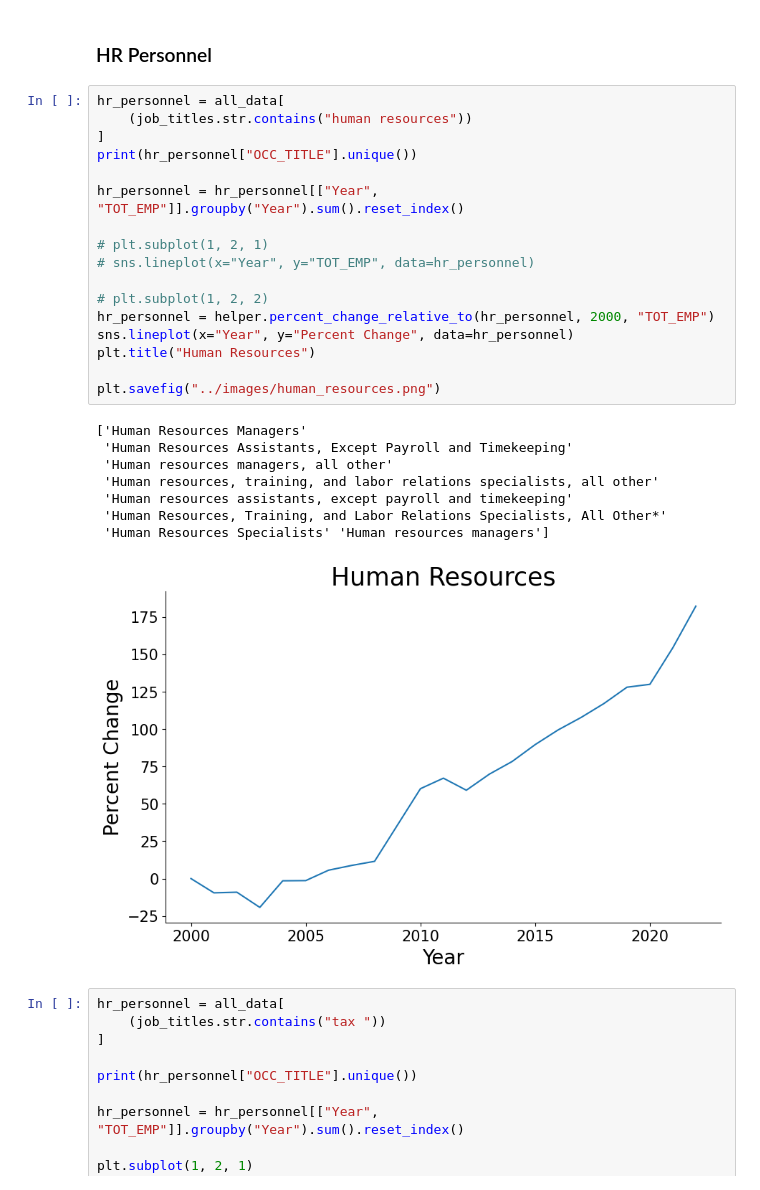
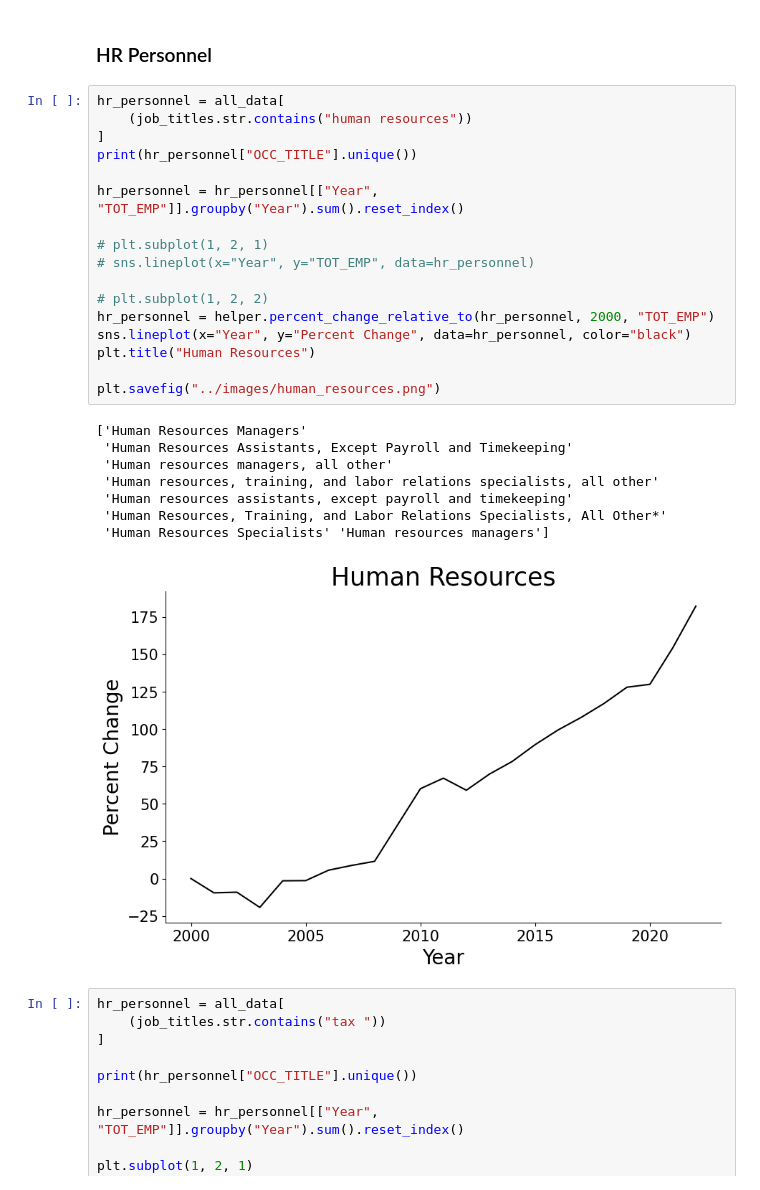
Before and after one commit to jordanott/BackToTheFuture, a Jupyter notebook: notebooks/business.ipynb, the cells around one changed output. Cells and saved outputs as stored; diff of their text form.

```diff
--- a/notebooks/business.ipynb
+++ b/notebooks/business.ipynb
@@ -196,29 +196,29 @@ sns.lineplot(x="Year", y="Percent Change", data=education_administrators)
 # %%
 hr_personnel = all_data[
     (job_titles.str.contains("human resources"))
 ]
 print(hr_personnel["OCC_TITLE"].unique())
 
 hr_personnel = hr_personnel[["Year", "TOT_EMP"]].groupby("Year").sum().reset_index()
 
 # plt.subplot(1, 2, 1)
 # sns.lineplot(x="Year", y="TOT_EMP", data=hr_personnel)
 
 # plt.subplot(1, 2, 2)
 hr_personnel = helper.percent_change_relative_to(hr_personnel, 2000, "TOT_EMP")
-sns.lineplot(x="Year", y="Percent Change", data=hr_personnel)
+sns.lineplot(x="Year", y="Percent Change", data=hr_personnel, color="black")
 plt.title("Human Resources")
 
 plt.savefig("../images/human_resources.png")
 # %% [output]
 ['Human Resources Managers'
  'Human Resources Assistants, Except Payroll and Timekeeping'
  'Human resources managers, all other'
  'Human resources, training, and labor relations specialists, all other'
  'Human resources assistants, except payroll and timekeeping'
  'Human Resources, Training, and Labor Relations Specialists, All Other*'
  'Human Resources Specialists' 'Human resources managers']
-[figure, old version]
+[figure, new version]
 # %%
 hr_personnel = all_data[
     (job_titles.str.contains("tax "))
```
Also changed, not shown: 3 other files.
